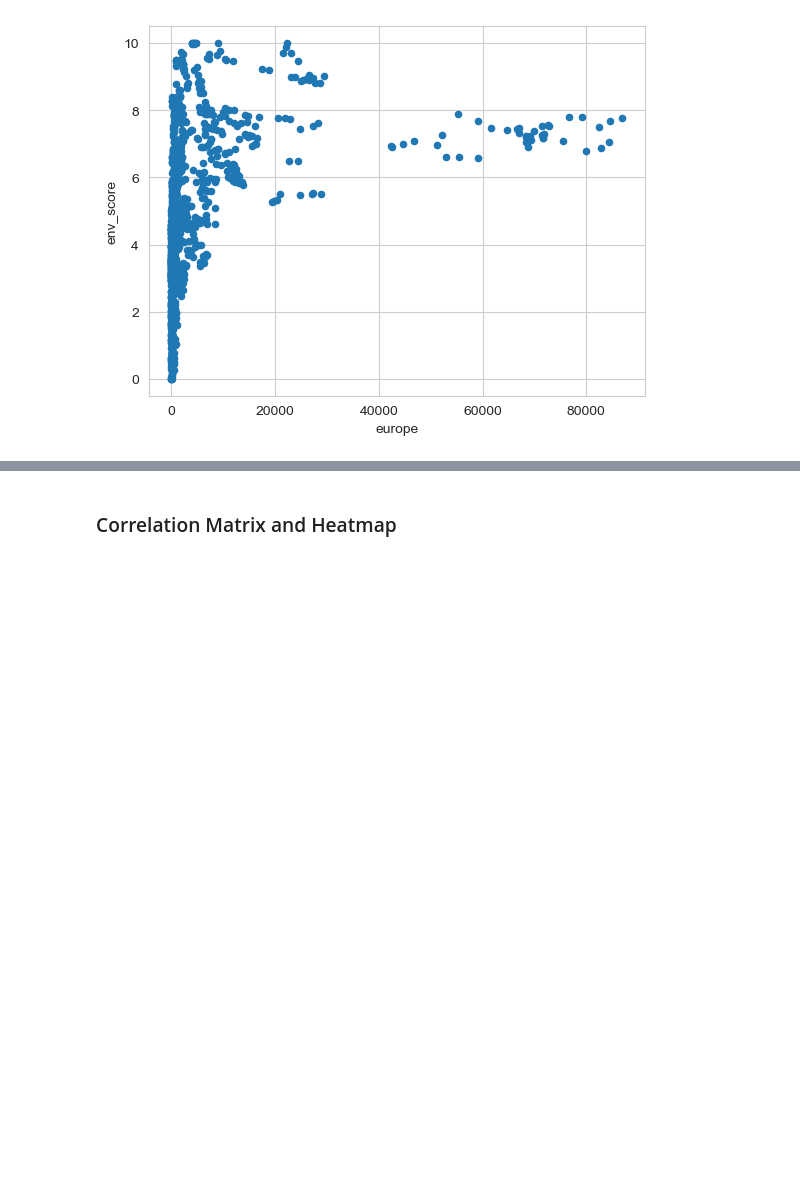
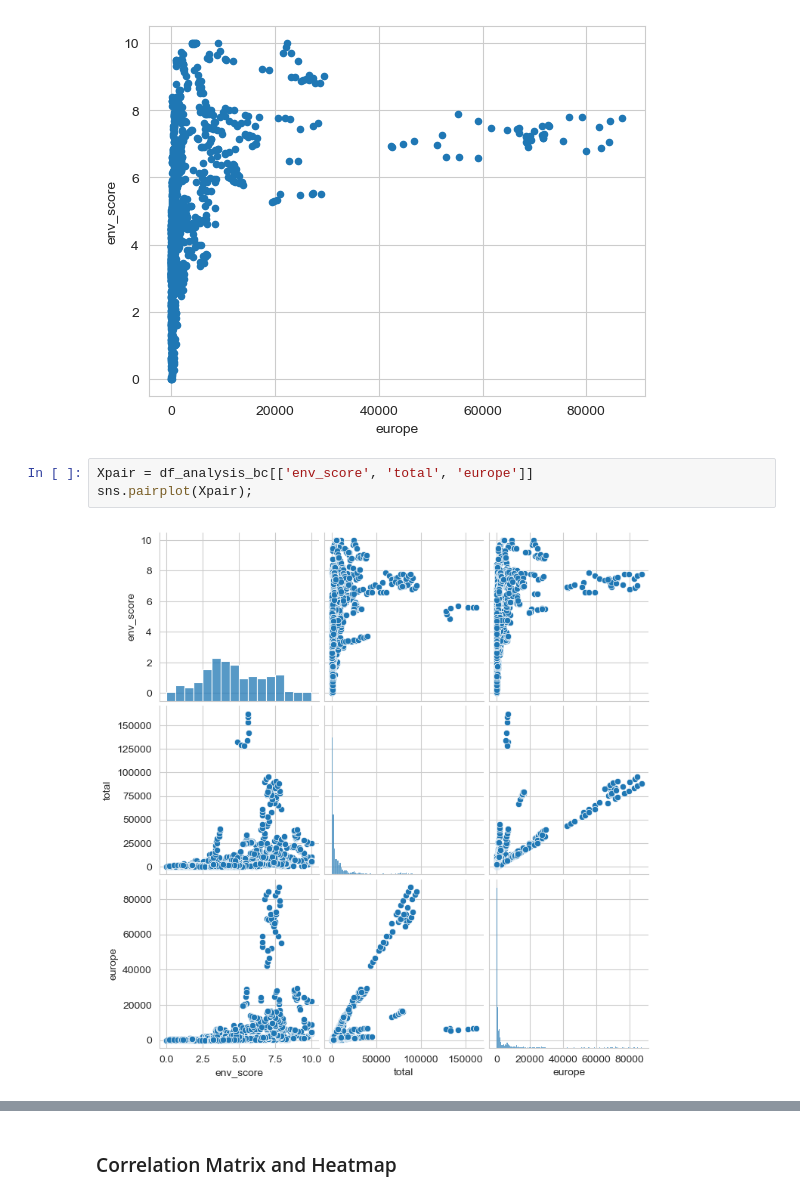
Before and after one commit to capstone-travel-index/better_travel_index, a Jupyter notebook: travel_analysis.ipynb, the cells around one changed output, grey strips where cells are left out. Cells and saved outputs as stored; diff of their text form; blank space fills up the shorter version.

Commit message:
analysis

```diff
--- a/travel_analysis.ipynb
+++ b/travel_analysis.ipynb
@@ -132,3 +132,8 @@ df_analysis_bc.plot('total', 'env_score', kind='scatter');
 df_analysis_bc.plot('europe', 'env_score', kind='scatter');
 # %% [output]
 [figure]
+# %%
+Xpair = df_analysis_bc[['env_score', 'total', 'europe']]
+sns.pairplot(Xpair);
+# %% [output]
+[figure, added]
```
Also changed, not shown: parts of 6 cells of this notebook.
